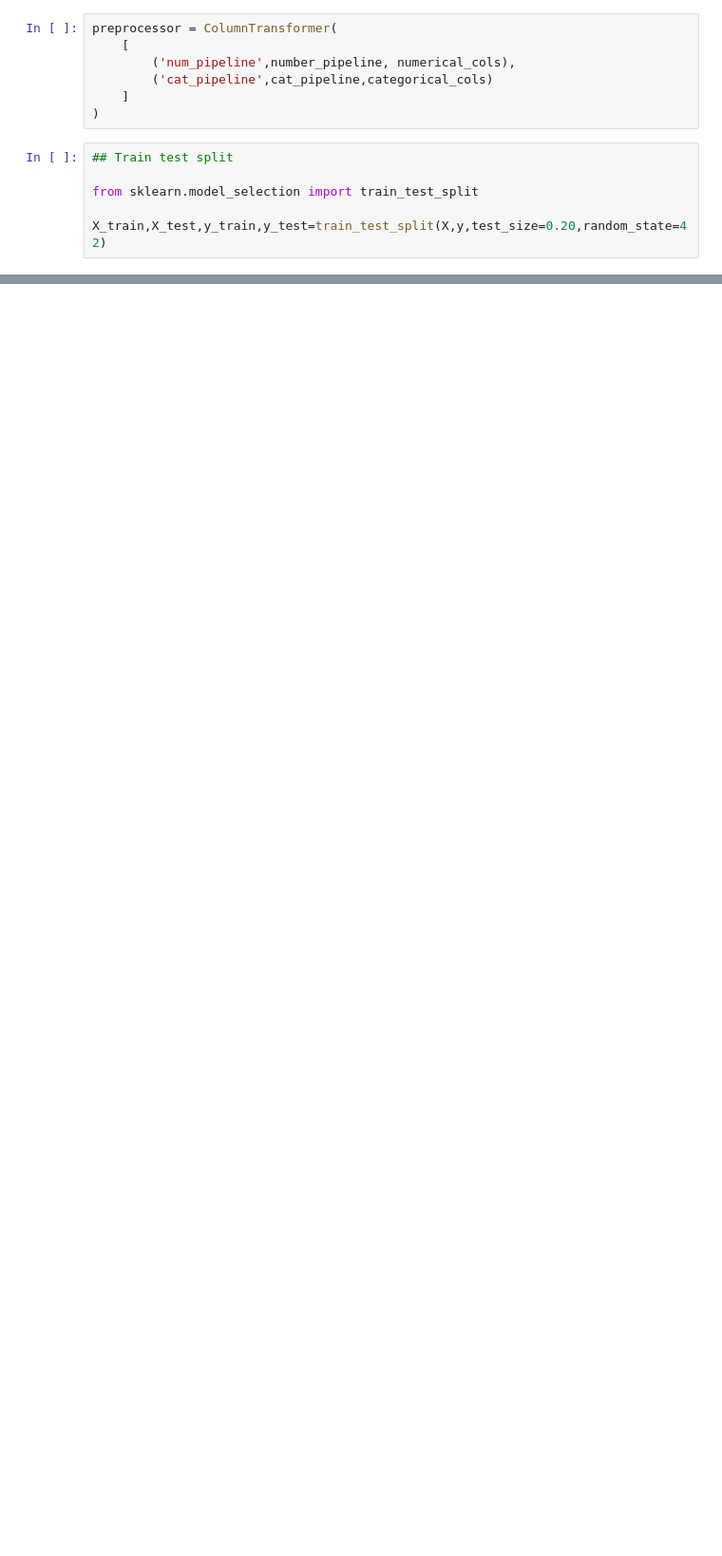
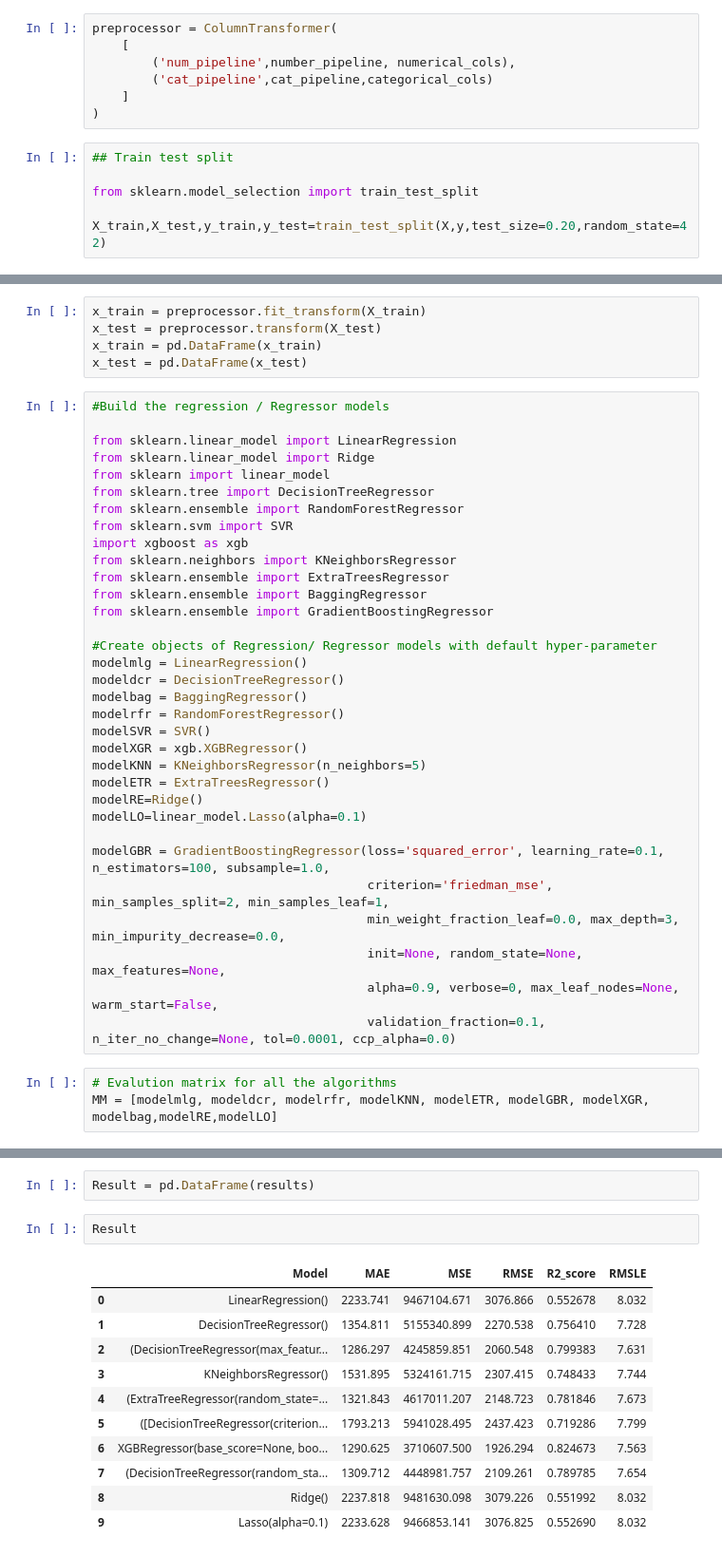
Before and after one commit to LinhVuHoang/Personal_projects, a Jupyter notebook: Flight-Fare-Prediction/Notebook_Experiments/Model_training.ipynb, the cells around one changed output, grey strips where cells are left out. Shown at 95% size. Cells and saved outputs as stored; diff of their text form; blank space fills up the shorter version.

Commit message:
update: training pipeline project

```diff
--- a/Flight-Fare-Prediction/Notebook_Experiments/Model_training.ipynb
+++ b/Flight-Fare-Prediction/Notebook_Experiments/Model_training.ipynb
@@ -227,0 +225,41 @@ array([[ 0.52059867,  0.25051258, -1.30456438, ...,  0.        ,
+# %%
+x_train = preprocessor.fit_transform(X_train)
+x_test = preprocessor.transform(X_test)
+x_train = pd.DataFrame(x_train)
+x_test = pd.DataFrame(x_test)
+# %%
+#Build the regression / Regressor models
+
+from sklearn.linear_model import LinearRegression
+from sklearn.linear_model import Ridge
+from sklearn import linear_model
+from sklearn.tree import DecisionTreeRegressor
+from sklearn.ensemble import RandomForestRegressor
+from sklearn.svm import SVR
+import xgboost as xgb
+from sklearn.neighbors import KNeighborsRegressor
+from sklearn.ensemble import ExtraTreesRegressor
+from sklearn.ensemble import BaggingRegressor
+from sklearn.ensemble import GradientBoostingRegressor
+
+#Create objects of Regression/ Regressor models with default hyper-parameter
+modelmlg = LinearRegression()
+modeldcr = DecisionTreeRegressor()
+modelbag = BaggingRegressor()
+modelrfr = RandomForestRegressor()
+modelSVR = SVR()
+modelXGR = xgb.XGBRegressor()
+modelKNN = KNeighborsRegressor(n_neighbors=5)
+modelETR = ExtraTreesRegressor()
+modelRE=Ridge()
+modelLO=linear_model.Lasso(alpha=0.1)
+
+modelGBR = GradientBoostingRegressor(loss='squared_error', learning_rate=0.1, n_estimators=100, subsample=1.0,
+                                     criterion='friedman_mse', min_samples_split=2, min_samples_leaf=1,
+                                     min_weight_fraction_leaf=0.0, max_depth=3, min_impurity_decrease=0.0,
+                                     init=None, random_state=None, max_features=None,
+                                     alpha=0.9, verbose=0, max_leaf_nodes=None, warm_start=False,
+                                     validation_fraction=0.1, n_iter_no_change=None, tol=0.0001, ccp_alpha=0.0)
+# %%
+# Evalution matrix for all the algorithms
+MM = [modelmlg, modeldcr, modelrfr, modelKNN, modelETR, modelGBR, modelXGR, modelbag,modelRE,modelLO]
@@ -227,0 +423,16 @@ array([[ 0.52059867,  0.25051258, -1.30456438, ...,  0.        ,
+# %%
+Result = pd.DataFrame(results)
+# %%
+Result
+# %% [output]
+|  | Model | MAE | MSE | RMSE | R2_score | RMSLE |
+| 0 | LinearRegression() | 2233.741 | 9467104.671 | 3076.866 | 0.552678 | 8.032 |
+| 1 | DecisionTreeRegressor() | 1354.811 | 5155340.899 | 2270.538 | 0.756410 | 7.728 |
+| 2 | (DecisionTreeRegressor(max_featur... | 1286.297 | 4245859.851 | 2060.548 | 0.799383 | 7.631 |
+| 3 | KNeighborsRegressor() | 1531.895 | 5324161.715 | 2307.415 | 0.748433 | 7.744 |
+| 4 | (ExtraTreeRegressor(random_state=... | 1321.843 | 4617011.207 | 2148.723 | 0.781846 | 7.673 |
+| 5 | ([DecisionTreeRegressor(criterion... | 1793.213 | 5941028.495 | 2437.423 | 0.719286 | 7.799 |
+| 6 | XGBRegressor(base_score=None, boo... | 1290.625 | 3710607.500 | 1926.294 | 0.824673 | 7.563 |
+| 7 | (DecisionTreeRegressor(random_sta... | 1309.712 | 4448981.757 | 2109.261 | 0.789785 | 7.654 |
+| 8 | Ridge() | 2237.818 | 9481630.098 | 3079.226 | 0.551992 | 8.032 |
+| 9 | Lasso(alpha=0.1) | 2233.628 | 9466853.141 | 3076.825 | 0.552690 | 8.032 |
```
Also changed, not shown: parts of 24 cells of this notebook, 21 other files.
